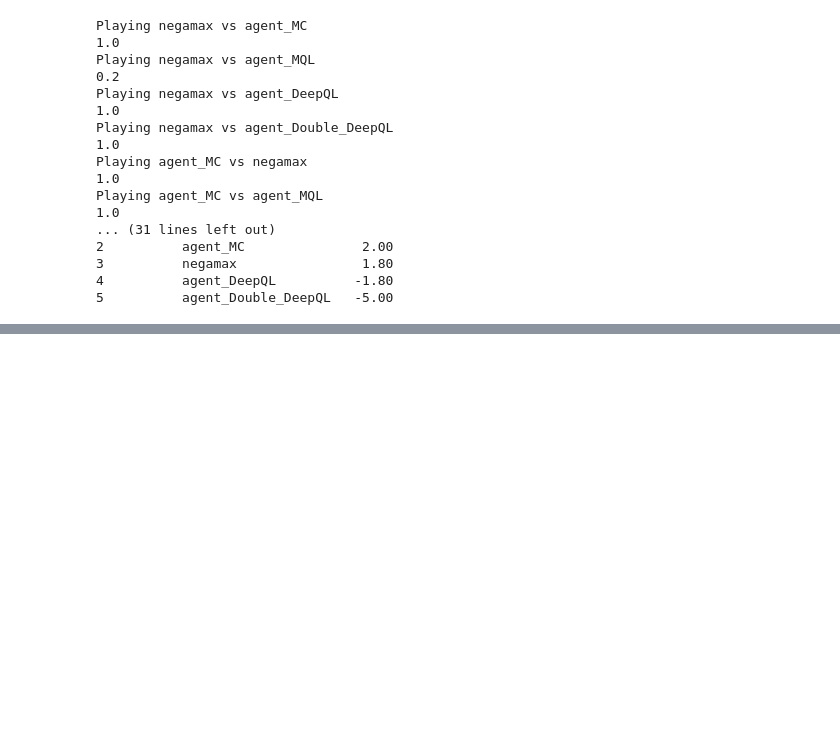
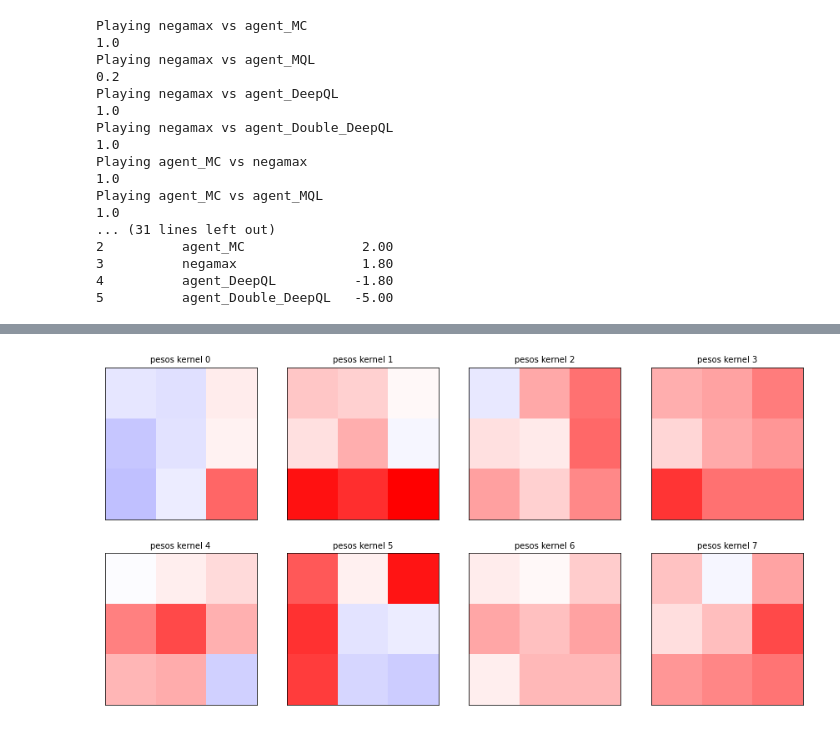
Before and after one commit to ahmachicado/pedl_kaggle_connectx, a Jupyter notebook: connectX.ipynb, the cells around one changed output, grey strips where cells are left out. Drawn from its saved outputs; the diff is of its cells as text; code cells hidden in the pictures; blank space fills up the shorter version.

```diff
--- a/connectX.ipynb
+++ b/connectX.ipynb
@@ -4405,0 +5116,5 @@ Playing agent_MC vs agent_MQL
+# %%
+weights = model.get_weights()
+print(np.shape(weights))
+for i in range(len(weights)):
+    print('shape of weights[%d]: ' % i, np.shape(weights[i]))
@@ -4405,0 +5129,22 @@ Playing agent_MC vs agent_MQL
+# %%
+# kernels de la primera capa convolucional
+ncapa = 0
+
+nfilters = weights[ncapa].shape[3]
+ncols = 4 # número de columnas en la figura
+
+
+ma = abs(weights[ncapa]).max()
+nrows = int(np.ceil(nfilters/ncols)) # número de filas en la figura
+fig, axes = plt.subplots(nrows=nrows, ncols=ncols, figsize=(15,15*nrows/ncols))
+axes_r = axes.ravel()
+for i in range(nfilters):
+    kernel = weights[ncapa][:,:,0,i]
+    ax = axes_r[i]
+    ax.imshow(kernel, vmin=-ma, vmax=ma, cmap='bwr')
+    ax.set_xticks([]); ax.set_yticks([])
+    ax.set_title('pesos kernel %d' % i, fontsize=10)
+for i in range(nfilters,nrows*ncols):
+    fig.delaxes(axes_r[i])
+# %% [output]
+[figure, added]
```
Also changed, not shown: parts of 52 cells of this notebook.
